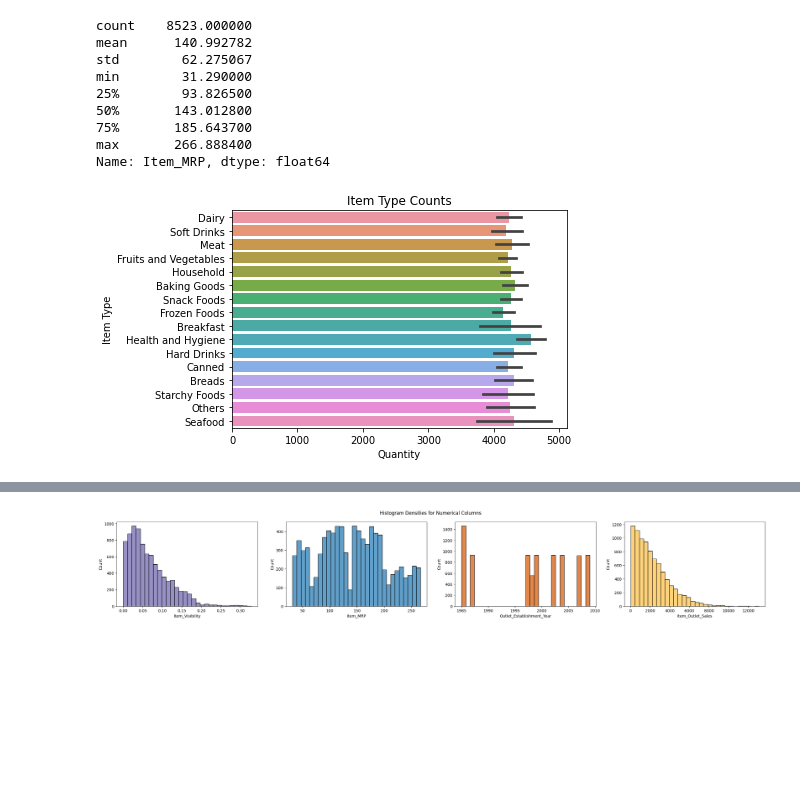
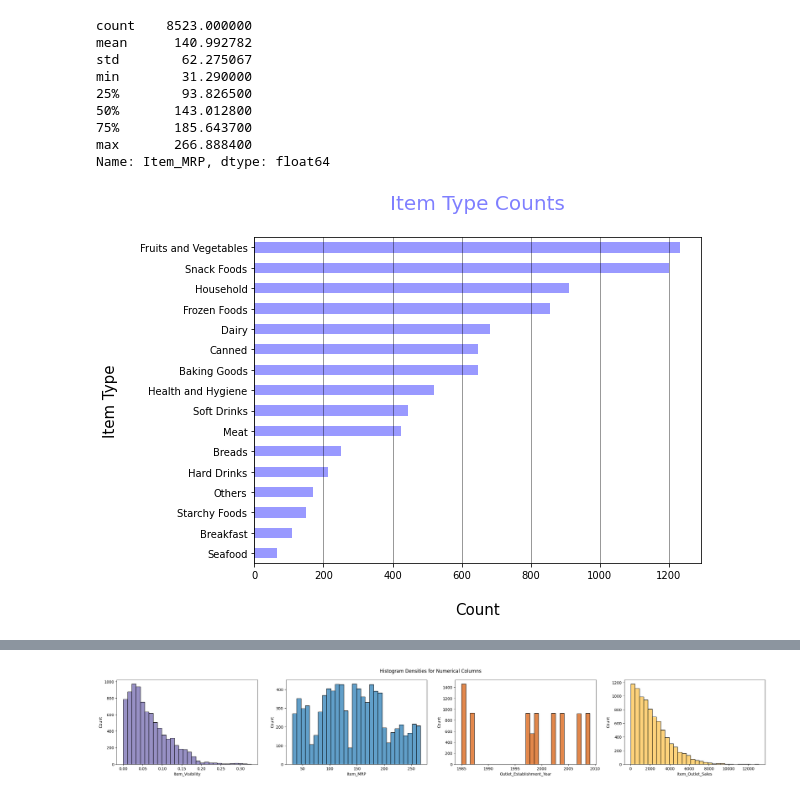
Before and after one commit to starkjones/Food-Sales-Predictions, a Jupyter notebook: Food_Sales_Prediction.ipynb, the cells around one changed output, grey strips where cells are left out. Saved outputs shown, nothing was run; the diff lists cells and outputs as text; code cells hidden in the pictures; blank space fills up the shorter version.

```diff
--- a/Food_Sales_Prediction.ipynb
+++ b/Food_Sales_Prediction.ipynb
@@ -233,14 +235,14 @@ min        31.290000
 75%       185.643700
 max       266.888400
 Name: Item_MRP, dtype: float64
-# %%
-b =df['Item_Type'].index
-a = df['Item_Type'].values
-plt.xlabel('Quantity');
-plt.ylabel('Item Type')
-
-bar =sns.barplot(data=df, x=b, y=a);
-bar.set_title('Item Type Counts');
-bar.figsize=(15,10)
-# %% [output]
-[figure, removed]
+# %%
+groceries = df['Item_Type'].value_counts().sort_values(ascending=True)
+
+groceries.plot(kind='barh', alpha = .4, color='blue', figsize= (8,6), );
+plt.title('Item Type Counts\n', alpha= .5, color= 'blue', fontsize =20)
+plt.xlabel('\nCount', fontsize = 15)
+plt.ylabel('Item Type\n', fontsize = 15)
+plt.grid(axis ='x', color ='black', alpha=.5)
+plt.show()
+# %% [output]
+[figure, added]
```
Also changed, not shown: parts of 18 cells of this notebook.
